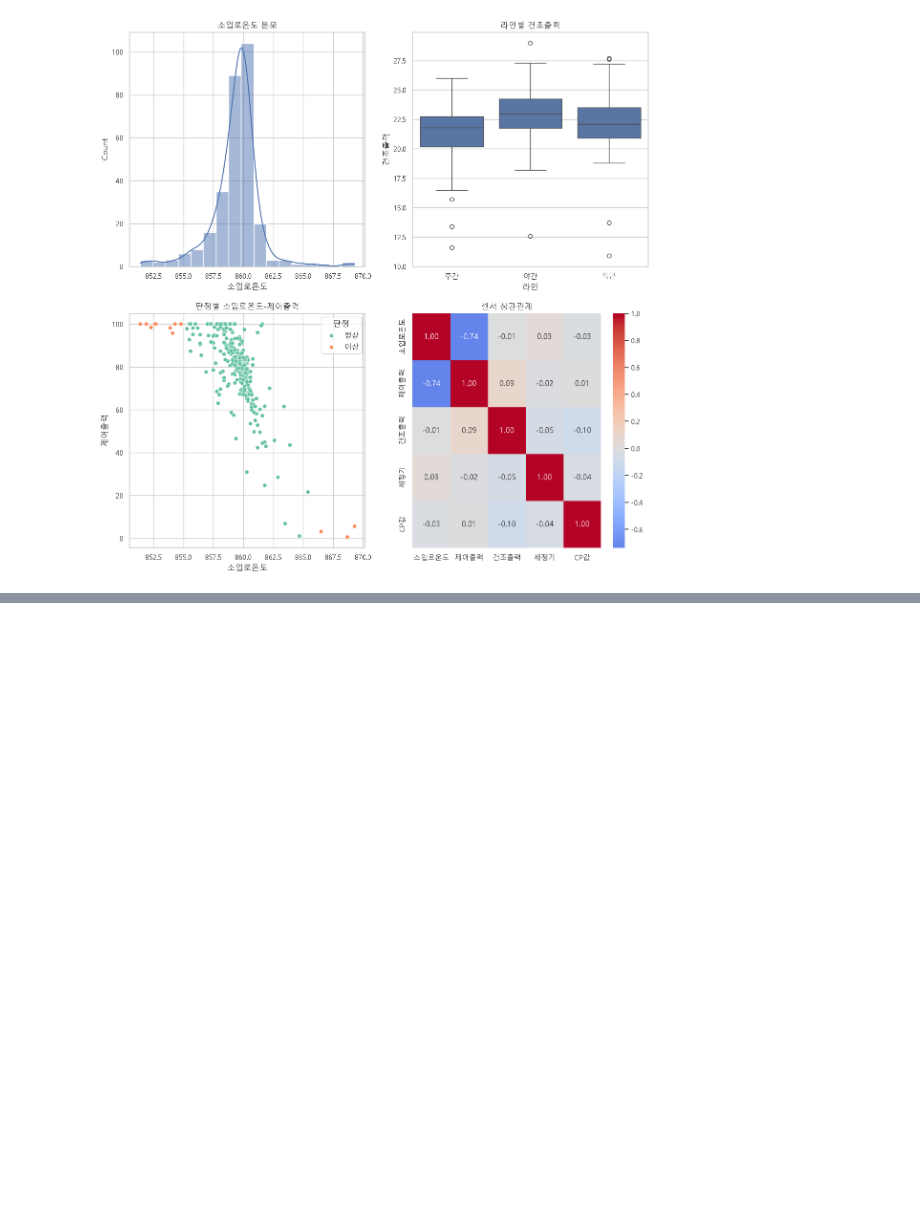
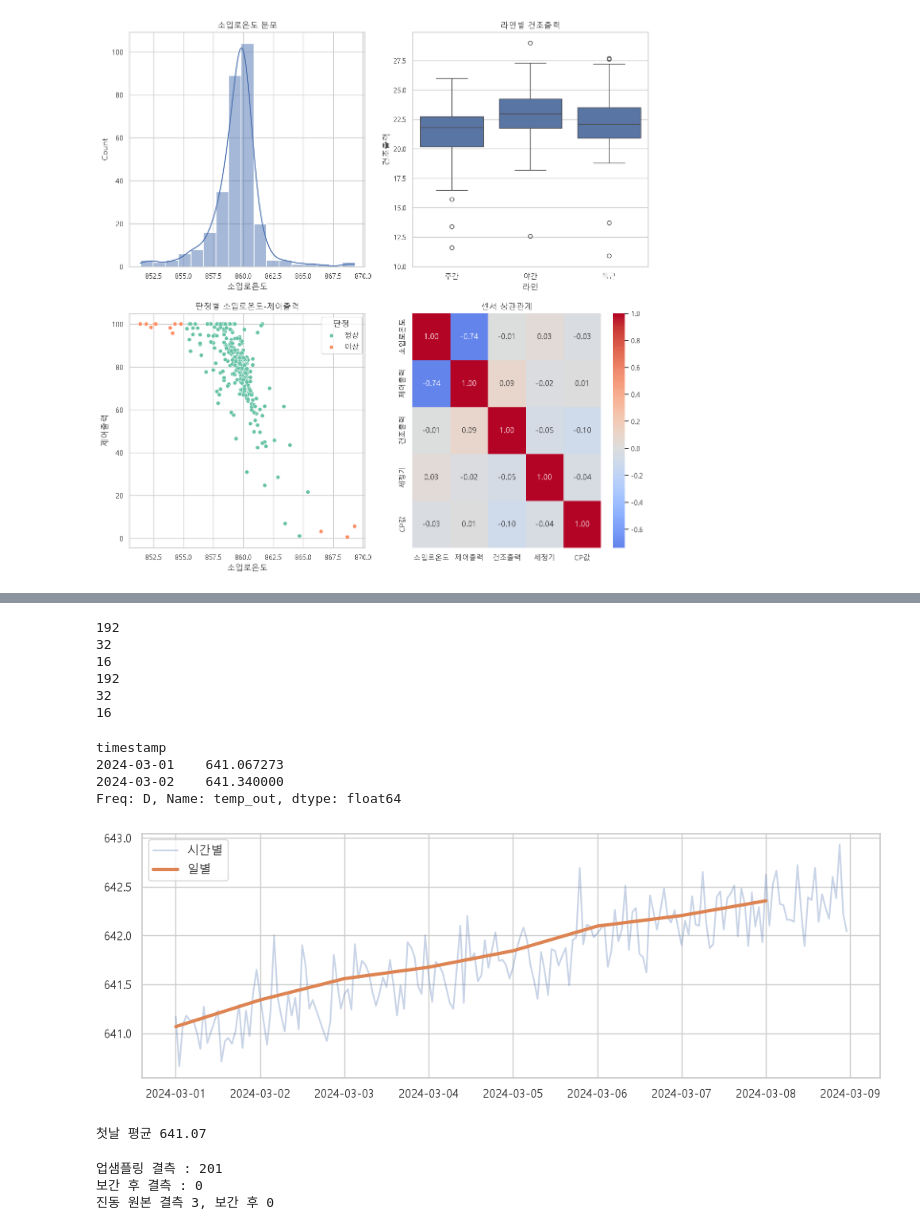
Before and after one commit to show4336-collab/KNA-DataAnalysis-1st, a Jupyter notebook: matplotlib_01.ipynb, the cells around one changed output, grey strips where cells are left out. Cells and saved outputs as stored; diff of their text form; code cells hidden in the pictures; blank space fills up the shorter version.

```diff
--- a/matplotlib_01.ipynb
+++ b/matplotlib_01.ipynb
@@ -537,0 +583,16 @@ for sensor in ['s_7', 's_11', 's_12']:
+# %%
+# 실습 2. 시간 조작 추출과 파생 열
+# timestamp 컬럼이 datetime64 타입이라서 부분을 뽑내기 가능 : year, day, hour, min
+print(df['timestamp'].dt.year.head(1))
+print(df['timestamp'].dt.month.head(1))
+print(df['timestamp'].dt.day.head(1))
+
+# 다른 방식으로 첫 값 확인
+print(df['timestamp'].dt.year.iloc[1])
+print(df['timestamp'].dt.month.iloc[1])
+print(df['timestamp'].dt.day.iloc[1])
+print(df['timestamp'].dt.hour.iloc[1])
+
+# hour 시리즈를 기존 df에 새로운 컬럼으로 추가
+df['hour']= df['timestamp'].dt.hour
+print(df['hour'].head(3).tolist())
@@ -537,0 +611,10 @@ for sensor in ['s_7', 's_11', 's_12']:
+# %%
+# 실습 3. 시간 인덱스 만들고 정렬
+
+df = df.set_index('timestamp').sort_index()
+print(df.index.dtype)
+
+print(df.index[0])
+print(df.index[-1])
+
+print(f'전체행 : {len(df)}')
@@ -537,0 +668,53 @@ for sensor in ['s_7', 's_11', 's_12']:
+# %%
+# 실습 6. 리샘플링 단위와 데이터
+
+print(len(df['temp_out'].resample('1h').mean())) # 192
+print(len(df['temp_out'].resample('6h').mean())) # 32
+print(len(df['temp_out'].resample('12h').mean())) # 16
+
+for time in ['1h', '6h', '12h']:
+    print(len(df['temp_out'].resample(time).mean()))
+# 192 32 16
+# %% [output]
+192
+32
+16
+192
+32
+16
+# %%
+# 실습 7. 일별 집계로 추세 확인
+
+daily = df['temp_out'].resample('1D').mean()
+print(daily.head(2))
+
+plt.figure(figsize=(12, 4))
+plt.plot(df.index, df['temp_out'], alpha=0.3, label='시간별')
+plt.plot(daily.index, daily.values, linewidth=3, label='일별')
+plt.legend()
+plt.show()
+print(f'첫날 평균 {daily.iloc[0].round(2)}') # 첫날 평균 641.07
+# 2024-03-01    641.067273
+# 2024-03-02    641.340000
+# 2024-03-03    641.557917
+# %% [output]
+timestamp
+2024-03-01    641.067273
+2024-03-02    641.340000
+Freq: D, Name: temp_out, dtype: float64
+[figure, added]
+첫날 평균 641.07
+# %%
+# 실습 8. 업샘플링 결측과 보간
+up = df['flow'].resample('30min').mean()
+print(f'업샘플링 결측 : {up.isna().sum().sum()}') # 201
+print(f'보간 후 결측 : {up.interpolate().isna().sum().sum()}') # 0
+print(f'진동 원본 결측 {df['vibration'].isna().sum().sum()}, 보간 후 {df['vibration'].interpolate().isna().sum().sum()}')
+
+# 업샘플링 결측 : 201
+# 보간 후 결측 : 0
+# 진동 원본 결측 3, 보간 후 0
+# %% [output]
+업샘플링 결측 : 201
+보간 후 결측 : 0
+진동 원본 결측 3, 보간 후 0
```
Also changed, not shown: parts of 11 cells of this notebook, 1 other file.
